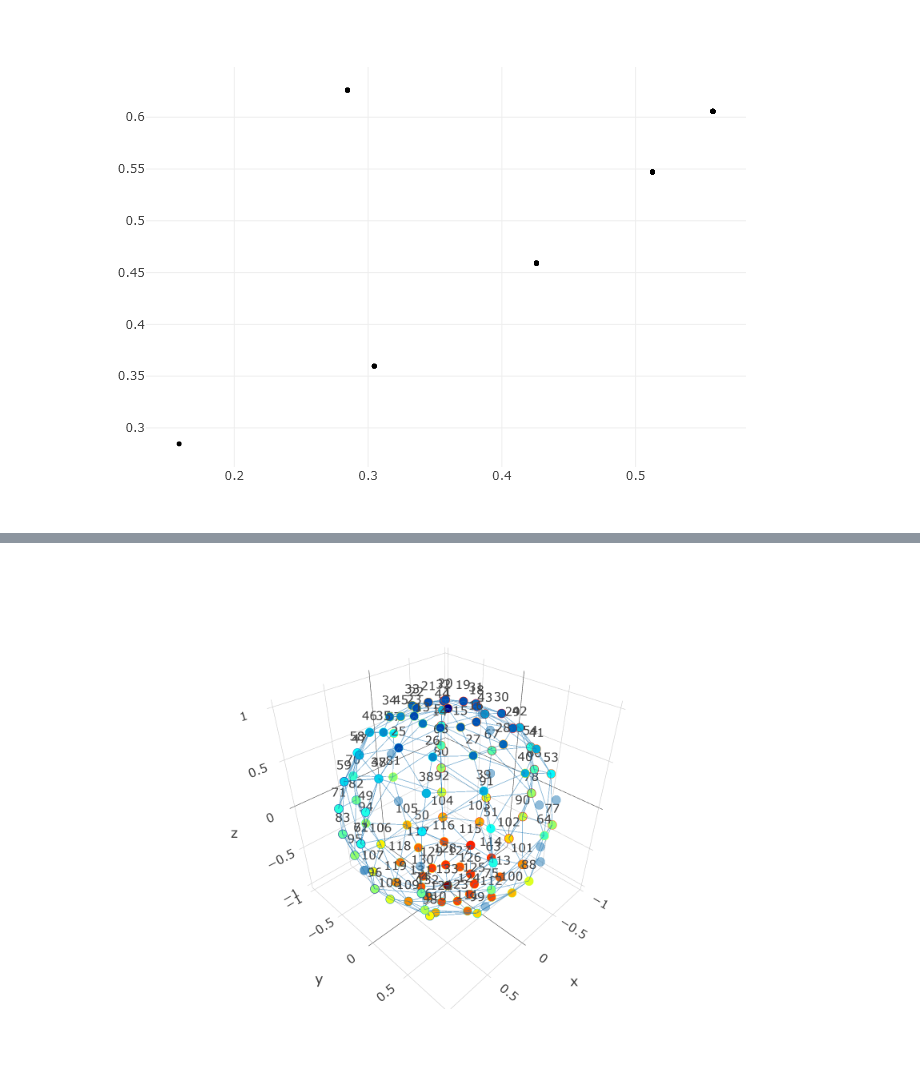
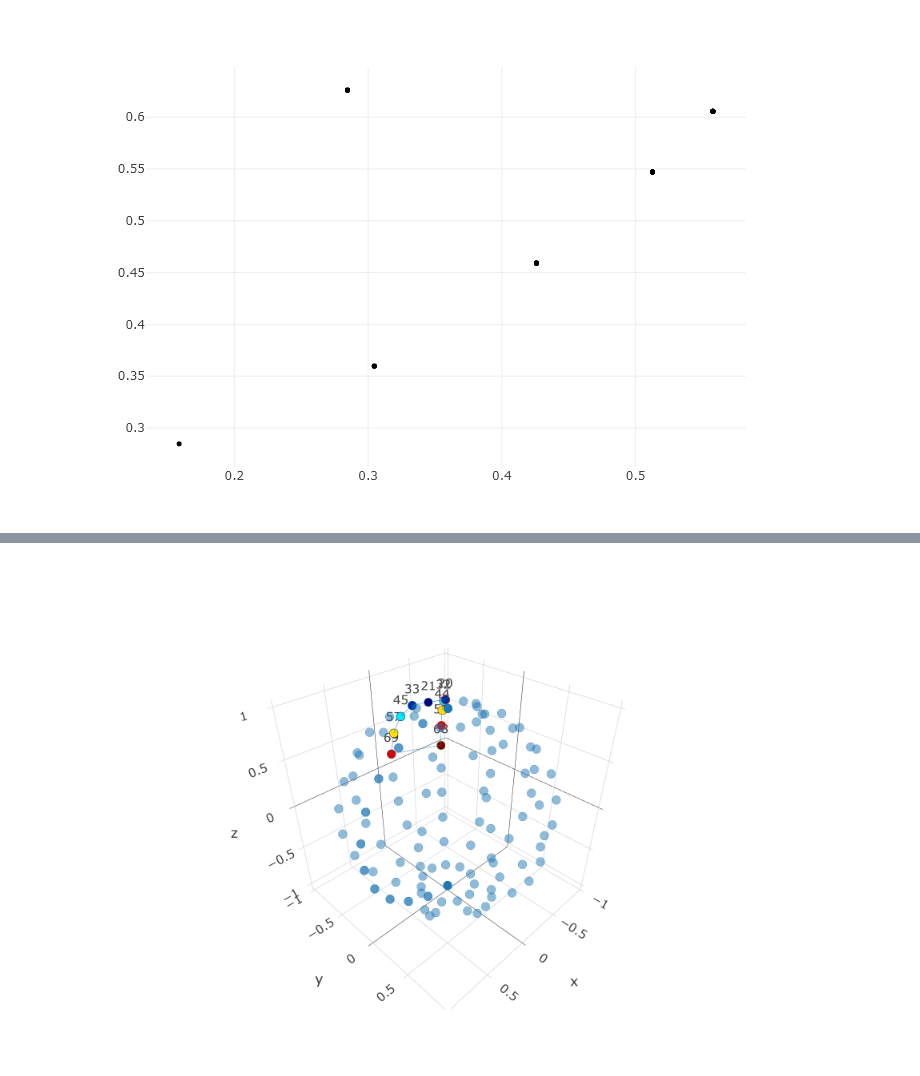
Before and after one commit to Jevi-Waugh/PH-AML, a Jupyter notebook: sphere example/sphere_ph.ipynb, the cells around one changed output, grey strips where cells are left out. Drawn from its saved outputs; the diff is of its cells as text; code cells hidden in the pictures.

Commit message:
plotting spheres in h1

```diff
--- a/sphere example/sphere_ph.ipynb
+++ b/sphere example/sphere_ph.ipynb
@@ -66,4 +126,4 @@ plotpersistencediagram_pjs(PH,dim=1)
 # %%
-plotclassrep_pjs(PH,dim=2,class=1)
+plotclassrep_pjs(PH,dim=1,class=82)
 # %% [output]
-[figure, old version]
+[figure, new version]
```
Also changed, not shown: parts of 13 cells of this notebook.
